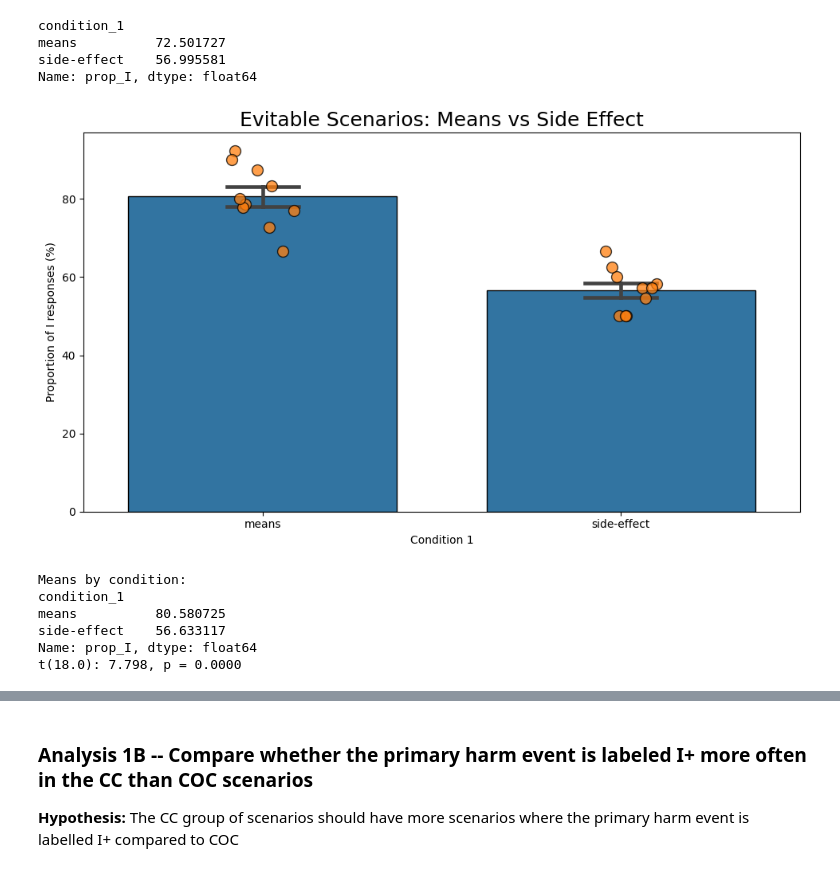
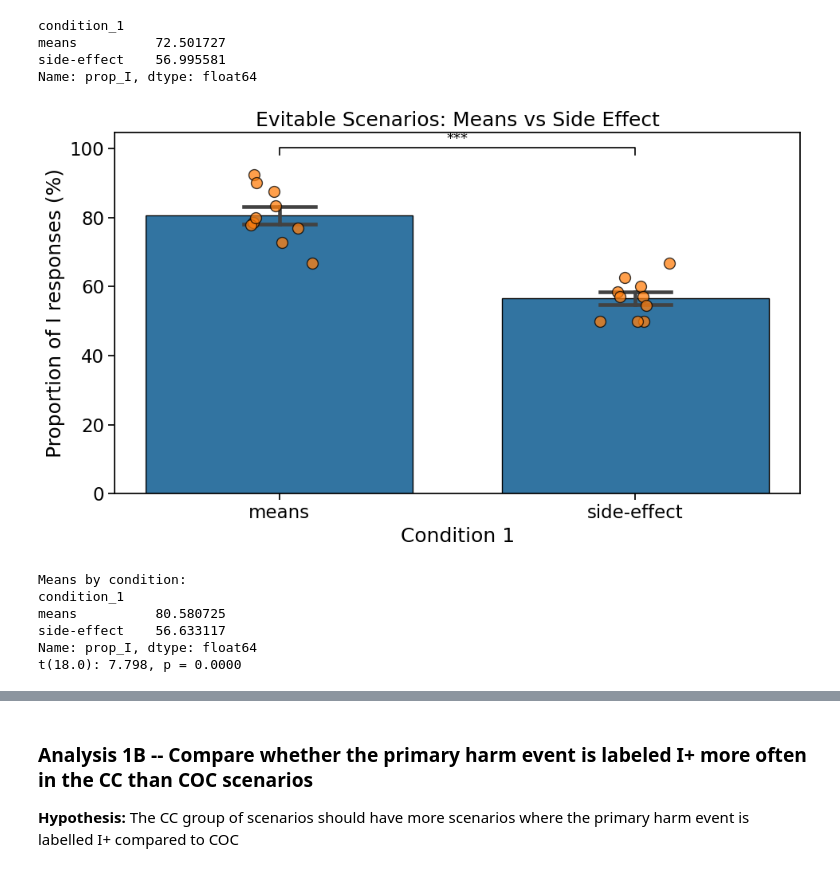
Before and after one commit to AIObjectives/graph_extract, a Jupyter notebook: analysis/franken/analysis_CIK.ipynb, the cells around one changed output, grey strips where cells are left out. Cells and saved outputs as stored; diff of their text form; code cells hidden in the pictures.

Commit message:
added p_significance to bar plots in CIK ntbk

```diff
--- a/analysis/franken/analysis_CIK.ipynb
+++ b/analysis/franken/analysis_CIK.ipynb
@@ -156,15 +156,15 @@ Name: prop_I, dtype: float64
 # %%
 #filter by specific conditions as desired
 this_df = all_df[(all_df["condition_2"] == "evitable_action_yes") | (all_df["condition_2"] == "evitable_action_no")]
-generic_analysis_utils.plot_bar_strip(this_df, x= "condition_1", y= "prop_I", ylabel= "Proportion of I responses (%)", title="Evitable Scenarios: Means vs Side Effect")
+generic_analysis_utils.plot_bar_strip(this_df, x= "condition_1", y= "prop_I", ylabel= "Proportion of I responses (%)", title="Evitable Scenarios: Means vs Side Effect", annotate_pairwise_sig=True)
 #show means by condition
 print("Means by condition:")
 print(this_df.groupby("condition_1")["prop_I"].mean())
 #run a t-test comparing these conditions
 result = ttest_ind(this_df[this_df["condition_1"] == "means"]["prop_I"], this_df[this_df["condition_1"] == "side-effect"]["prop_I"])
 print(f"t({result.df}): {result.statistic:.3f}, p = {result.pvalue:.4f}")
 # %% [output]
-[figure, old version]
+[figure, new version]
 Means by condition:
 condition_1
 means          80.580725
```
Also changed, not shown: parts of 8 cells of this notebook.
